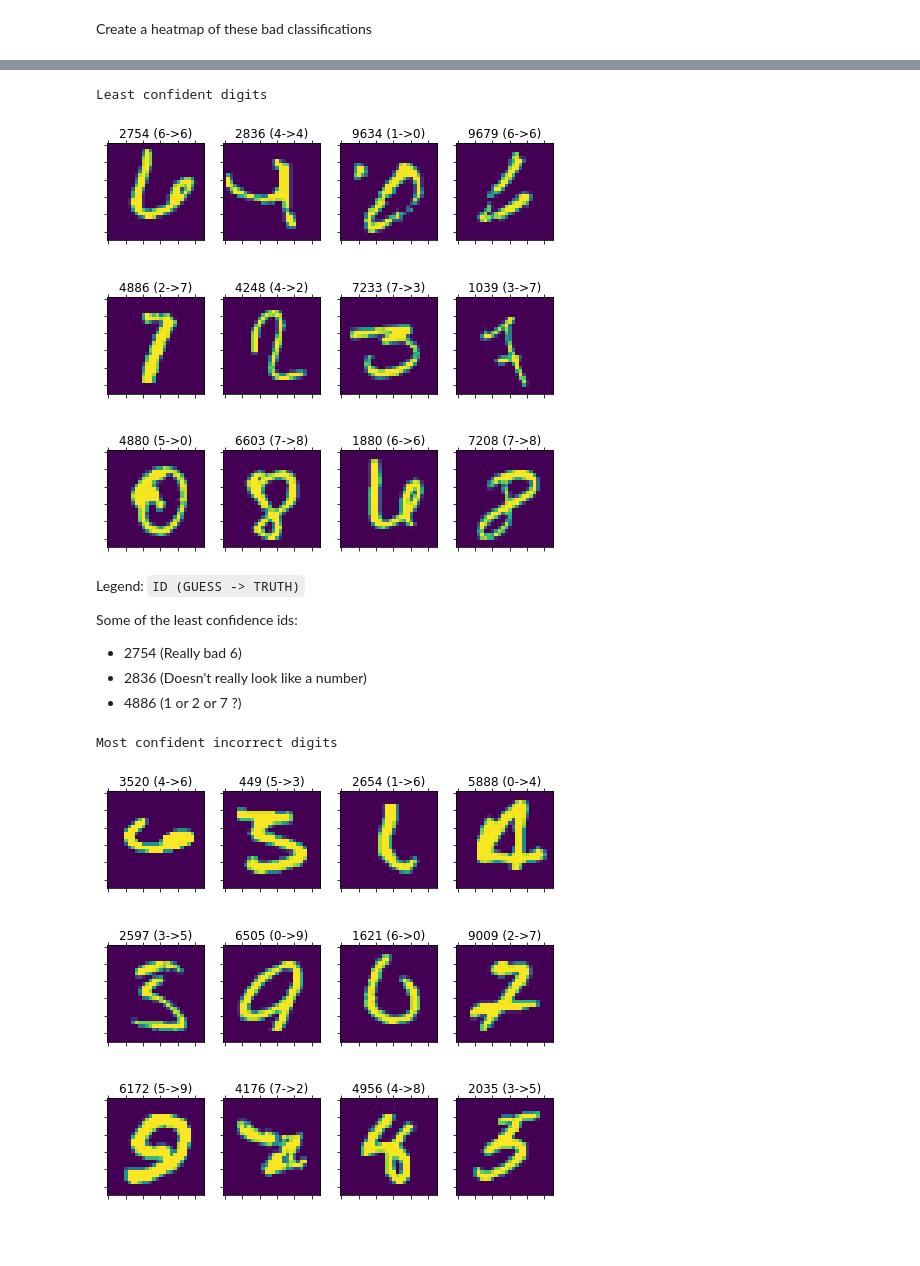
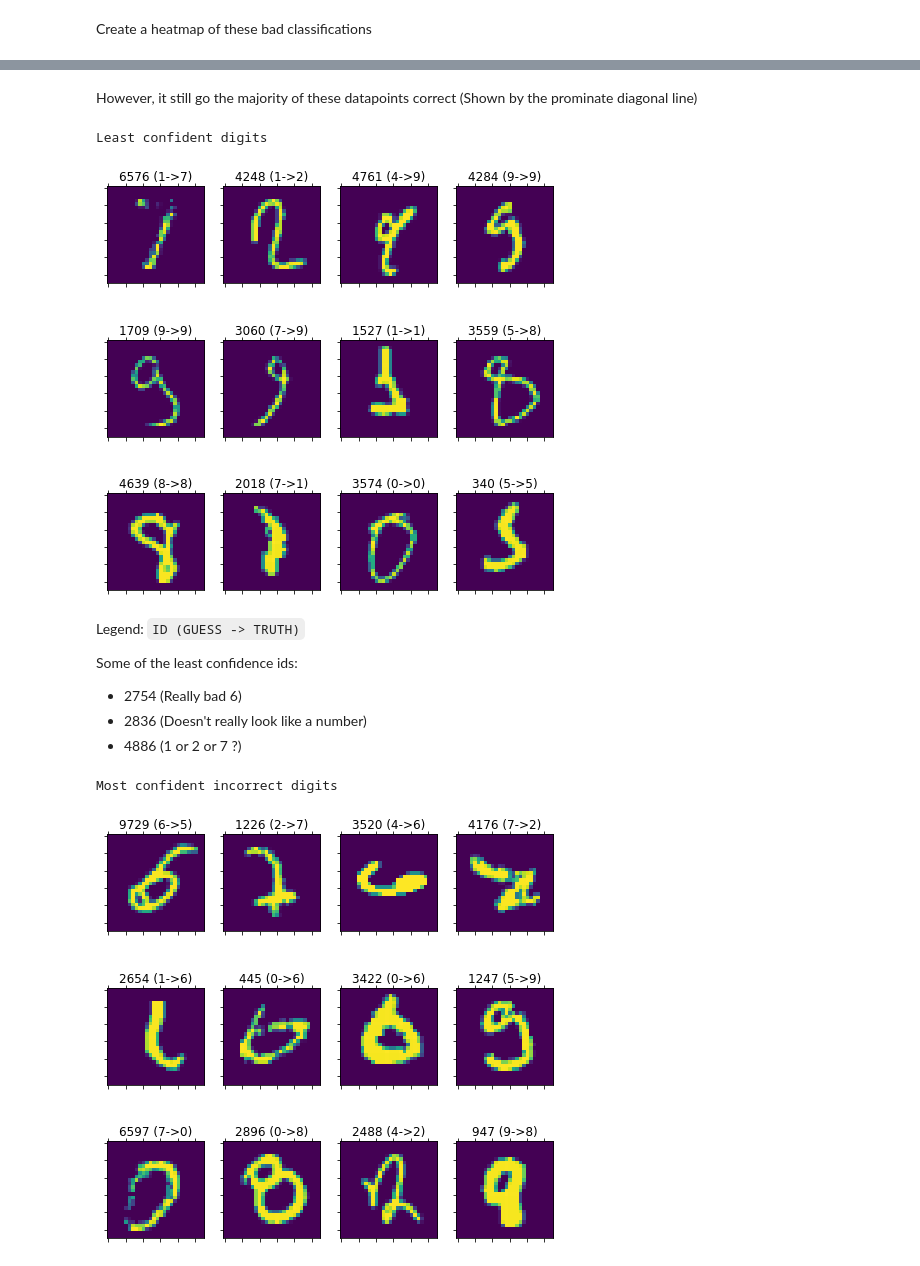
Before and after one commit to gyndlf/ambigious-digits, a Jupyter notebook: mnist_notebook.ipynb, the cells around one changed output, grey strips where cells are left out. Saved outputs shown, nothing was run; the diff lists cells and outputs as text; code cells hidden in the pictures; blank space fills up the shorter version.

```diff
--- a/mnist_notebook.ipynb
+++ b/mnist_notebook.ipynb
@@ -42,30 +40,26 @@ array([[0., 0., 0., ..., 0., 0., 0.],
 To find the most ambigious images in the test dataset, we must first build a classifier that gives us the probability of which digit it is
 # %%
 # Build the network
-
 model = models.Sequential()
 model.add(layers.Conv2D(32, (3,3), activation='relu', input_shape=(28, 28, 1)))  # Filter the data
 model.add(layers.MaxPooling2D((2,2)))                                            # Make the view larger; find bigger patterns
 model.add(layers.Conv2D(64, (3,3), activation='relu'))
 model.add(layers.MaxPooling2D((2,2)))
-model.add(layers.Conv2D(128, (3,3), activation='relu'))
-model.add(layers.MaxPooling2D((2,2)))
 model.add(layers.Flatten())                                                      # Dimension reduce
 model.add(layers.Dropout(0.5))                                                   # Get rid of conspiracies
-model.add(layers.Dense(512, activation='relu'))
-model.add(layers.Dense(10, activation='sigmoid'))
-
-model.summary()
+model.add(layers.Dense(256, activation='relu'))
+model.add(layers.Dense(10, activation='softmax'))  # softmax!!!!
 
 callbacks = [
-    tf.keras.callbacks.EarlyStopping(patience=3, restore_best_weights=True, monitor="loss"),  # Stop early if training is only going ok
-    tf.keras.callbacks.ModelCheckpoint("model.h5", save_best_only=True, monitor="loss"),
+    tf.keras.callbacks.EarlyStopping(patience=5, restore_best_weights=True, monitor="val_loss", verbose=1),  # Stop early if training is only going ok
+    tf.keras.callbacks.ModelCheckpoint("net1.h5", save_best_only=True, monitor="loss"),
     tf.keras.callbacks.ProgbarLogger(),
-#    tf.keras.callbacks.TensorBoard(log_dir=log_dir, histogram_freq=1)
+#        tf.keras.callbacks.TensorBoard(histogram_freq=1)
 ]
-
 
 model.compile(loss='binary_crossentropy',
               optimizer=keras.optimizers.RMSprop(learning_rate=1e-4),
               metrics=['acc'])
+
+model.summary()
 # %% [output]
@@ -101,11 +83,16 @@ To enable them in other operations, rebuild TensorFlow with the appropriate comp
 # %%
 # Fit the network
+params = {
+    'epochs': 100,
+    'batch_size': 256,
+    'verbose': 0,
+    'validation_split': 0.2,
+    'callbacks': callbacks
+}
+
 tick = time.time()
-history = model.fit(X, y,
-                    epochs=30,
-                    batch_size=128,
-                    validation_split=0.2,
-                    verbose=1)
-#model.save('net1.h5')
-print('Took',(time.time()-tick).__round__(4),'seconds to train the network')
+history = model.fit(X, y,  **params)
+print(f'{(time.time()-tick).__round__(2)} seconds to train')
+
+model.save('net1.h5')
 # %% [output]
@@ -214,3 +207,5 @@ plt.show()
+# %% [markdown]
+However, it still go the majority of these datapoints correct (Shown by the prominate diagonal line)
 # %%
 cols = 4
 rows = 3
@@ -226,11 +221,11 @@ for i in range(rows):
         axs[i, j].xaxis.set_ticklabels([])
         axs[i, j].yaxis.set_ticklabels([])
         cnt += 1
-print("Least confident digits")
+print("Least confident digits (Right and wrong)")
 plt.show()
 # %% [output]
 Least confident digits
-[figure, old version]
+[figure, new version]
 # %% [markdown]
 Legend: `ID (GUESS -> TRUTH)`
 
@@ -241,25 +236,25 @@ Some of the least confidence ids:
 # %%
 # Looking at all the digits that the classifier got wrong, which ones was it most confident about?
 wrong = arr[arr[:,1] != arr[:,2]]
 wrong = wrong[wrong[:,3].argsort()[::-1]]  # Set into descending order
 cols = 4
 rows = 3
 
-to_plot = wrong[:, 0][:rows*cols].astype('int')
+wrong_indx = wrong[:, 0].astype('int')
 fig, axs = plt.subplots(rows, cols, figsize=(8, 8))
 
 #fig.tight_layout()
 cnt = 0
 for i in range(rows):
     for j in range(cols):
-        axs[i,j].matshow(x_test[to_plot[cnt]])
-        axs[i, j].set_title(f'{to_plot[cnt]} ({int(wrong[j+i*cols, 2])}->{int(wrong[j+i*cols, 1])})')
+        axs[i,j].matshow(x_test[wrong_indx[cnt]])
+        axs[i, j].set_title(f'{wrong_indx[cnt]} ({int(wrong[j+i*cols, 2])}->{int(wrong[j+i*cols, 1])})')
         axs[i, j].xaxis.set_ticklabels([])
         axs[i, j].yaxis.set_ticklabels([])
         cnt += 1
 print("Most confident incorrect digits")
 plt.show()
 # %% [output]
 Most confident incorrect digits
-[figure, old version]
+[figure, new version]
 # %% [markdown]
```
Also changed, not shown: parts of 15 cells of this notebook, 2 other files.
